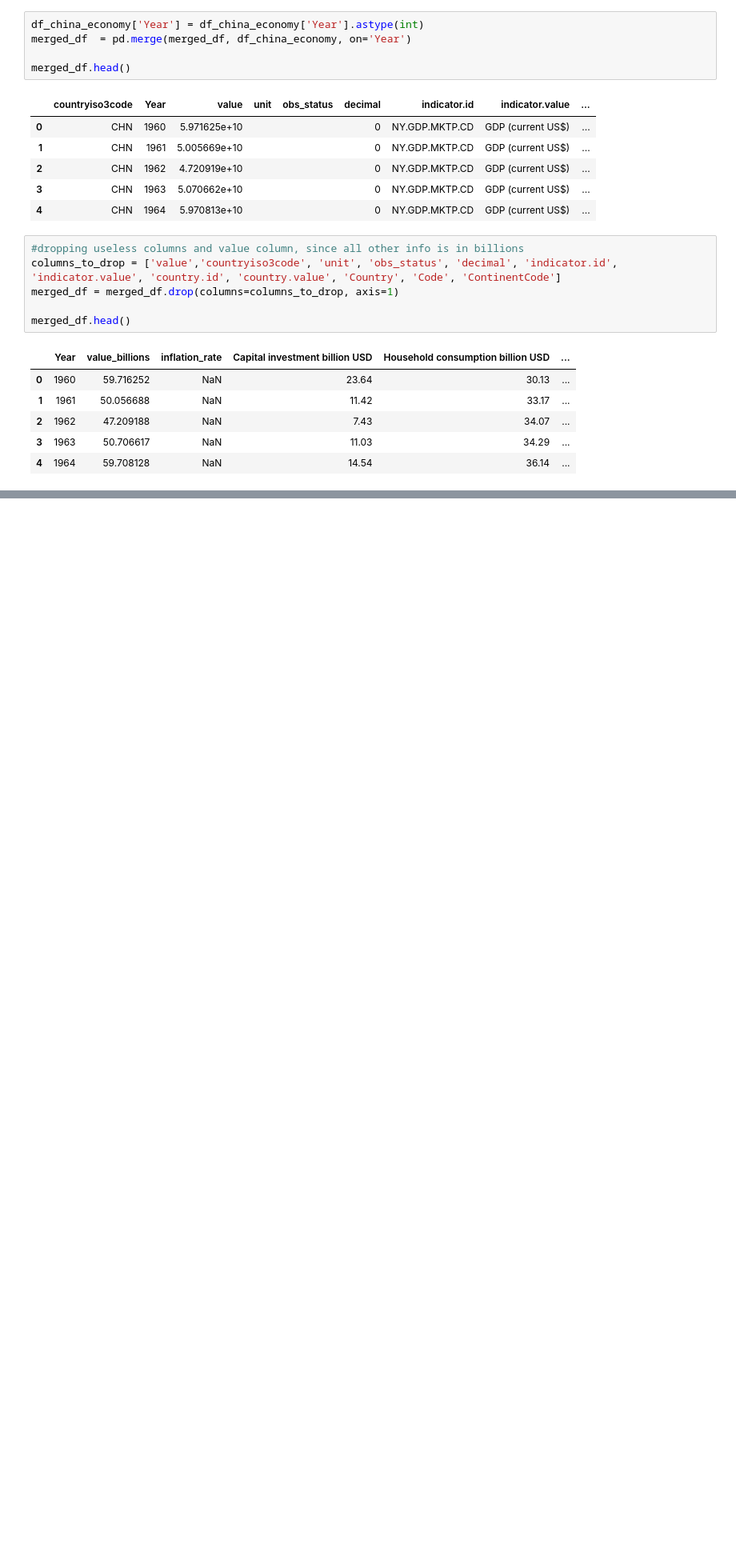
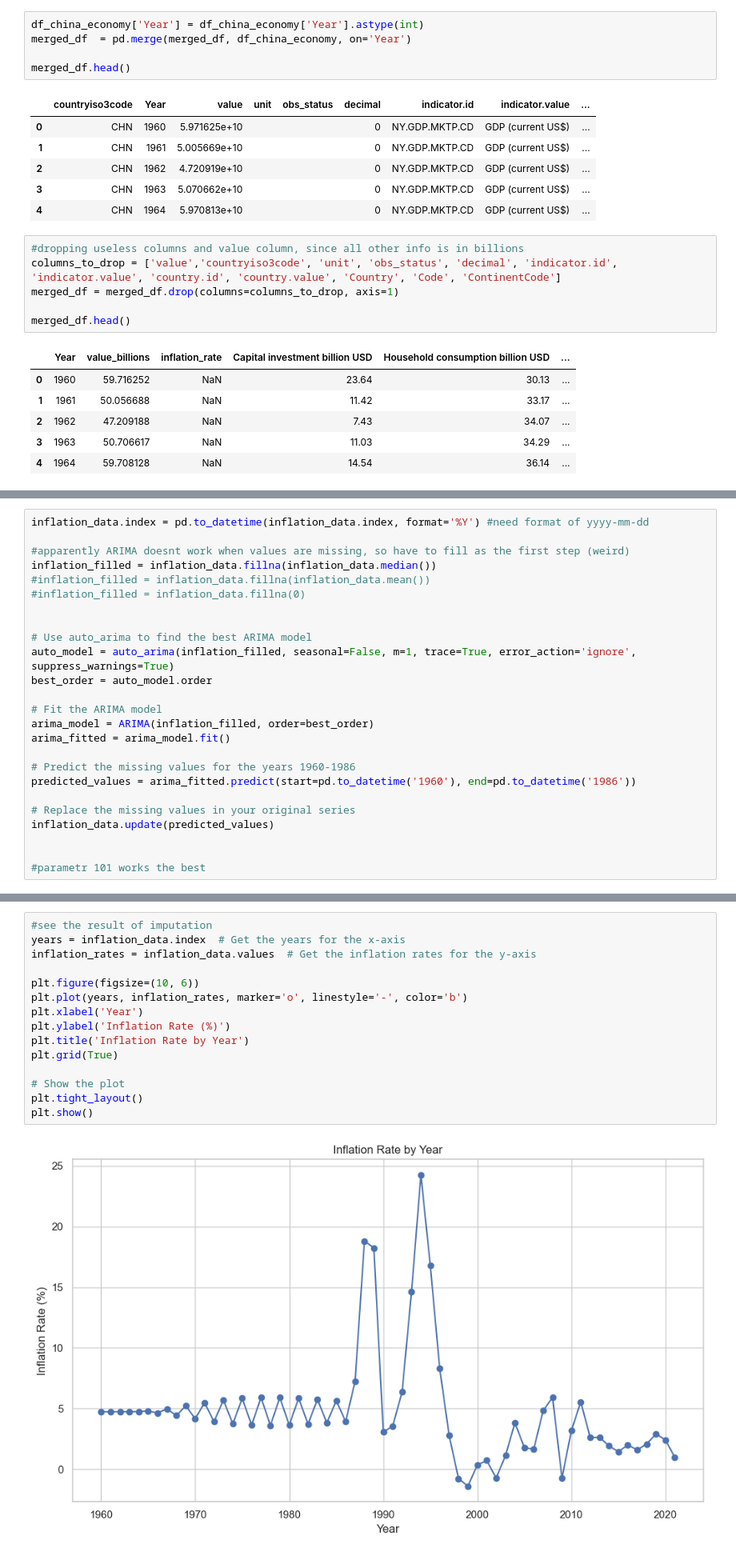
Before and after one commit to kholostovamk/ALY2100_Python, a Jupyter notebook: China_GDP/China_GDP_Exploration.ipynb, the cells around one changed output, grey strips where cells are left out. Shown: that part at 80% size. Cells and saved outputs as stored; diff of their text form; blank space fills up the shorter version.

```diff
--- a/China_GDP/China_GDP_Exploration.ipynb
+++ b/China_GDP/China_GDP_Exploration.ipynb
@@ -270,0 +399,25 @@ merged_df.shape
+# %%
+inflation_data.index = pd.to_datetime(inflation_data.index, format='%Y') #need format of yyyy-mm-dd
+
+#apparently ARIMA doesnt work when values are missing, so have to fill as the first step (weird)
+inflation_filled = inflation_data.fillna(inflation_data.median())
+#inflation_filled = inflation_data.fillna(inflation_data.mean())
+#inflation_filled = inflation_data.fillna(0)
+
+
+# Use auto_arima to find the best ARIMA model
+auto_model = auto_arima(inflation_filled, seasonal=False, m=1, trace=True, error_action='ignore', suppress_warnings=True)
+best_order = auto_model.order
+
+# Fit the ARIMA model
+arima_model = ARIMA(inflation_filled, order=best_order)
+arima_fitted = arima_model.fit()
+
+# Predict the missing values for the years 1960-1986
+predicted_values = arima_fitted.predict(start=pd.to_datetime('1960'), end=pd.to_datetime('1986'))
+
+# Replace the missing values in your original series
+inflation_data.update(predicted_values)
+
+
+#parametr 101 works the best
@@ -270,0 +485,17 @@ merged_df.shape
+# %%
+#see the result of imputation
+years = inflation_data.index  # Get the years for the x-axis
+inflation_rates = inflation_data.values  # Get the inflation rates for the y-axis
+
+plt.figure(figsize=(10, 6))
+plt.plot(years, inflation_rates, marker='o', linestyle='-', color='b')
+plt.xlabel('Year')
+plt.ylabel('Inflation Rate (%)')
+plt.title('Inflation Rate by Year')
+plt.grid(True)
+
+# Show the plot
+plt.tight_layout()
+plt.show()
+# %% [output]
+[figure, added]
```
Also changed, not shown: parts of 21 cells of this notebook, 1 other file.
